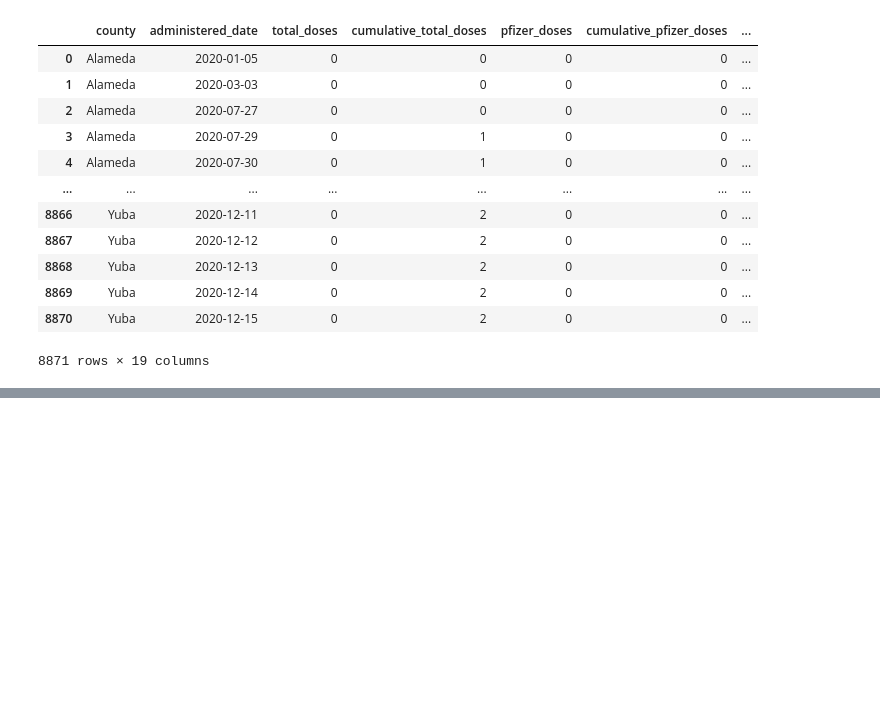
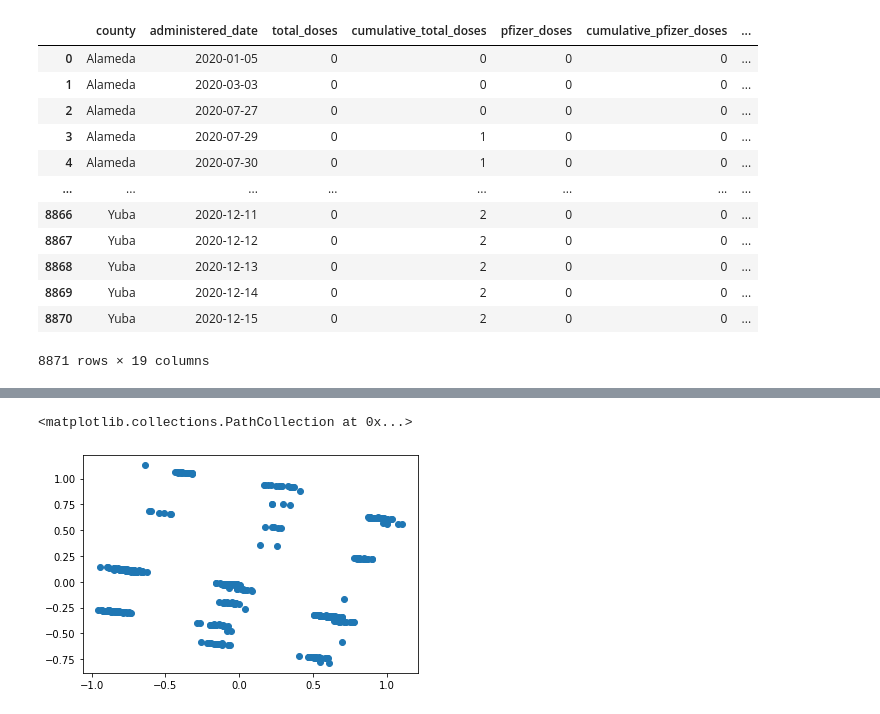
Before and after one commit to RunfengJiang/CMPE-255_Project_Team8, a Jupyter notebook: scripts/classificationModels.ipynb, the cells around one changed output, grey strips where cells are left out. Saved outputs shown, nothing was run; the diff lists cells and outputs as text; code cells hidden in the pictures; blank space fills up the shorter version.

```diff
--- a/scripts/classificationModels.ipynb
+++ b/scripts/classificationModels.ipynb
@@ -161 +161,12 @@ Confusion Matrix:
 None
+# %%
+#Using PCA and KNN for predictions
+from sklearn.decomposition import PCA
+pca = PCA(n_components=2)
+covid_pca = pca.fit_transform(X_train)
+# %%
+import matplotlib.pyplot as plt
+plt.scatter(covid_pca[:,0], covid_pca[:,1])
+# %% [output]
+<matplotlib.collections.PathCollection at 0x...>
+[figure, added]
```
Also changed, not shown: parts of 8 cells of this notebook, 1 other file.
